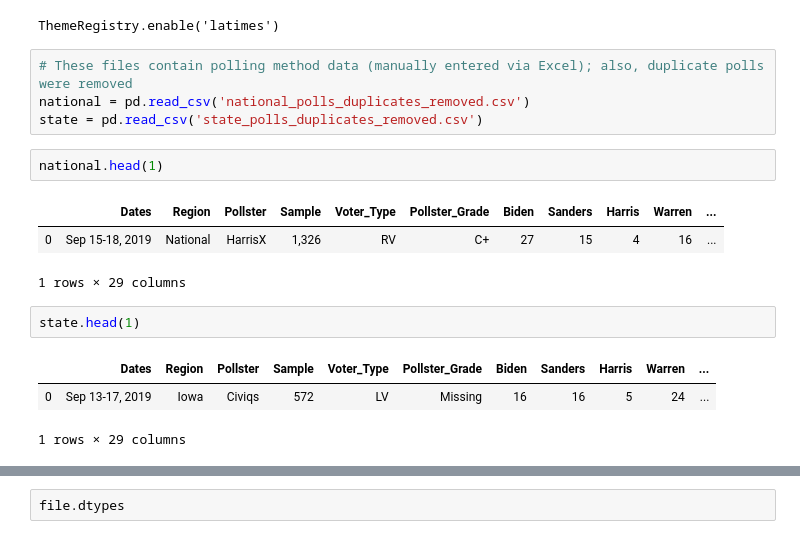
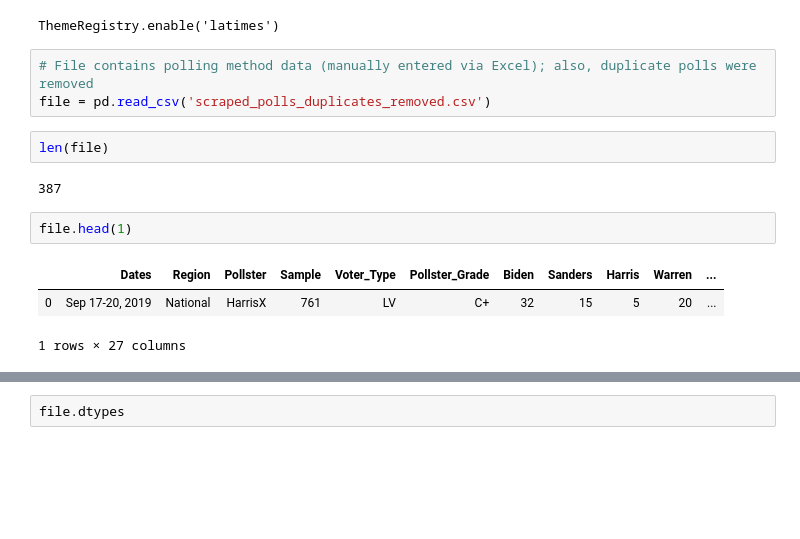
Before and after one commit to hassenmorad/Democratic-Primaries, a Jupyter notebook: Polls/Poll Methods.ipynb, the cells around one changed output, grey strips where cells are left out. Cells and saved outputs as stored; diff of their text form; blank space fills up the shorter version.

```diff
--- a/Polls/Poll Methods.ipynb
+++ b/Polls/Poll Methods.ipynb
@@ -13,18 +13,15 @@ alt.themes.enable('latimes')
 # %% [output]
 ThemeRegistry.enable('latimes')
 # %%
-# These files contain polling method data (manually entered via Excel); also, duplicate polls were removed
-national = pd.read_csv('national_polls_duplicates_removed.csv')
-state = pd.read_csv('state_polls_duplicates_removed.csv')
+# File contains polling method data (manually entered via Excel); also, duplicate polls were removed
+file = pd.read_csv('scraped_polls_duplicates_removed.csv')
+# %%
+len(file)
+# %% [output]
+387
 # %%
-national.head(1)
+file.head(1)
 # %% [output]
 |  | Dates | Region | Pollster | Sample | Voter_Type | Pollster_Grade | Biden | Sanders | Harris | Warren | ... |
-| 0 | Sep 15-18, 2019 | National | HarrisX | 1,326 | RV | C+ | 27 | 15 | 4 | 16 | ... |
+| 0 | Sep 17-20, 2019 | National | HarrisX | 761 | LV | C+ | 32 | 15 | 5 | 20 | ... |
-1 rows × 29 columns
+1 rows × 27 columns
-# %%
-state.head(1)
-# %% [output]
-|  | Dates | Region | Pollster | Sample | Voter_Type | Pollster_Grade | Biden | Sanders | Harris | Warren | ... |
-| 0 | Sep 13-17, 2019 | Iowa | Civiqs | 572 | LV | Missing | 16 | 16 | 5 | 24 | ... |
-1 rows × 29 columns
```
Also changed, not shown: parts of 48 cells of this notebook, 1 other file.
